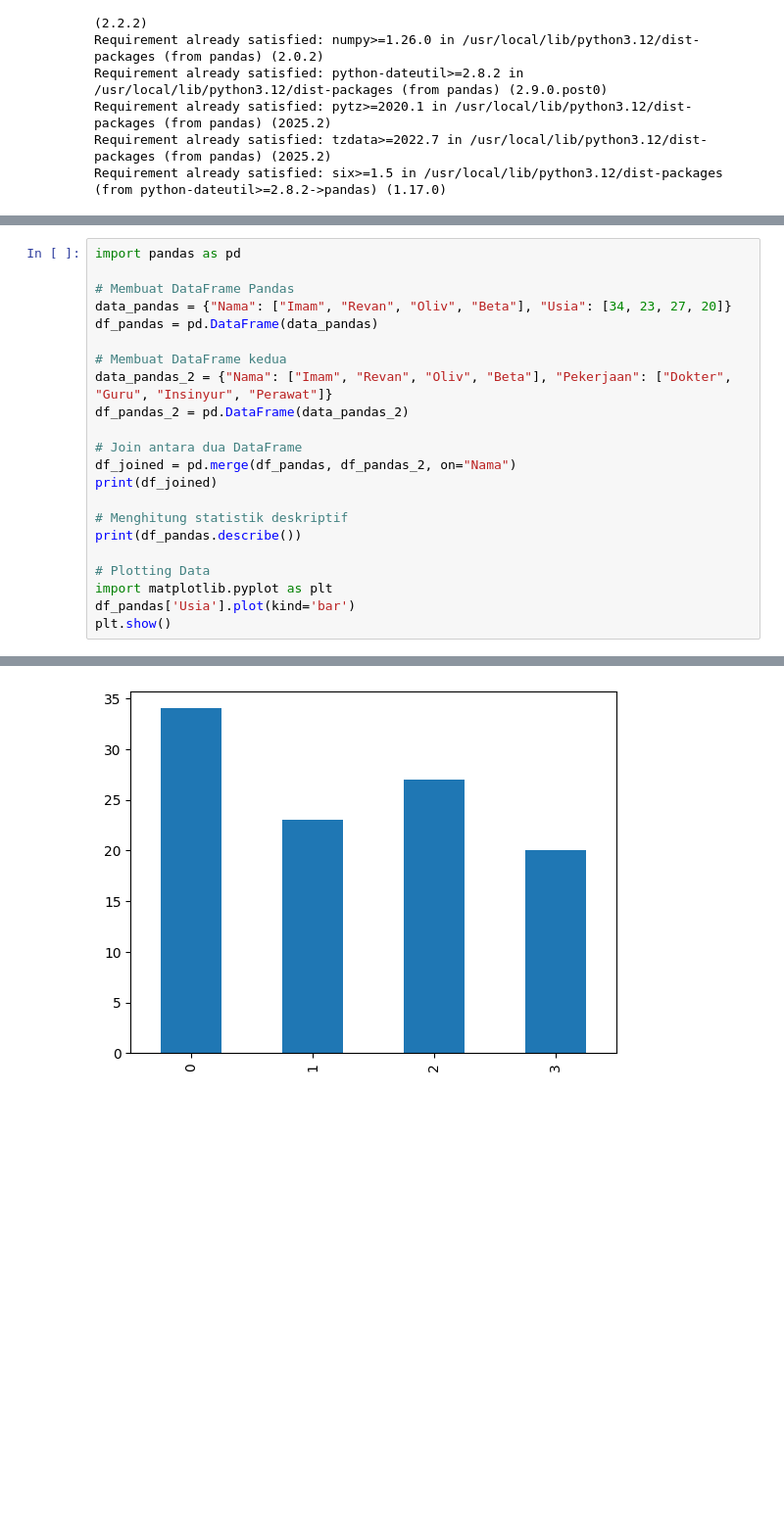
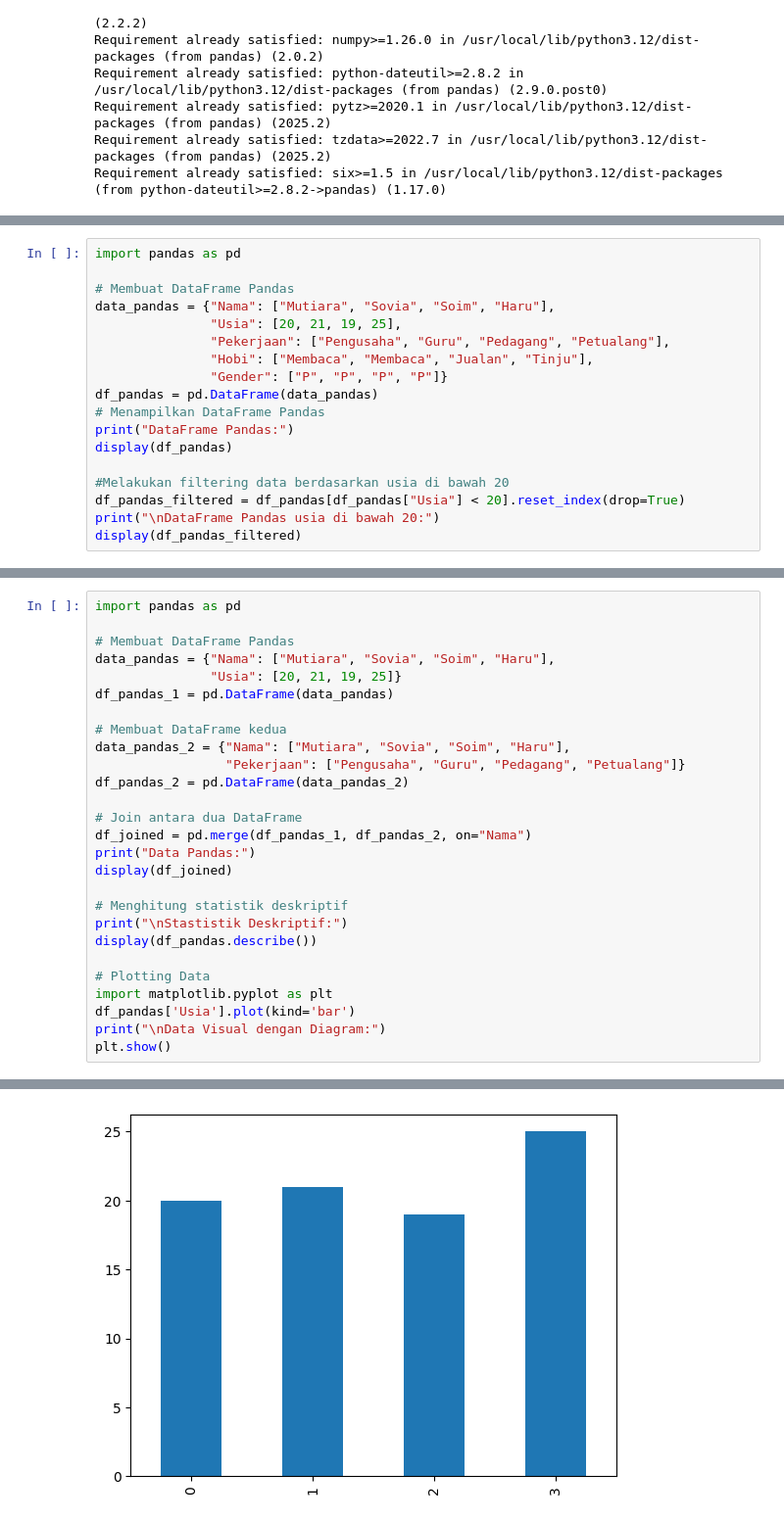
Before and after one commit to yopixell/P.Big-Data, a Jupyter notebook: PBD1_Yofi_Widiyanto_2420506039.ipynb, the cells around one changed output, grey strips where cells are left out. Shown: that part at 98% size. Saved outputs shown, nothing was run; the diff lists cells and outputs as text; blank space fills up the shorter version.

```diff
--- a/PBD1_Yofi_Widiyanto_2420506039.ipynb
+++ b/PBD1_Yofi_Widiyanto_2420506039.ipynb
@@ -202,0 +101,18 @@ display(df_filtered)
+# %%
+import pandas as pd
+
+# Membuat DataFrame Pandas
+data_pandas = {"Nama": ["Mutiara", "Sovia", "Soim", "Haru"],
+               "Usia": [20, 21, 19, 25],
+               "Pekerjaan": ["Pengusaha", "Guru", "Pedagang", "Petualang"],
+               "Hobi": ["Membaca", "Membaca", "Jualan", "Tinju"],
+               "Gender": ["P", "P", "P", "P"]}
+df_pandas = pd.DataFrame(data_pandas)
+# Menampilkan DataFrame Pandas
+print("DataFrame Pandas:")
+display(df_pandas)
+
+#Melakukan filtering data berdasarkan usia di bawah 20
+df_pandas_filtered = df_pandas[df_pandas["Usia"] < 20].reset_index(drop=True)
+print("\nDataFrame Pandas usia di bawah 20:")
+display(df_pandas_filtered)
@@ -204,22 +133,27 @@ display(df_filtered)
 import pandas as pd
 
 # Membuat DataFrame Pandas
-data_pandas = {"Nama": ["Imam", "Revan", "Oliv", "Beta"], "Usia": [34, 23, 27, 20]}
-df_pandas = pd.DataFrame(data_pandas)
+data_pandas = {"Nama": ["Mutiara", "Sovia", "Soim", "Haru"],
+               "Usia": [20, 21, 19, 25]}
+df_pandas_1 = pd.DataFrame(data_pandas)
 
 # Membuat DataFrame kedua
-data_pandas_2 = {"Nama": ["Imam", "Revan", "Oliv", "Beta"], "Pekerjaan": ["Dokter", "Guru", "Insinyur", "Perawat"]}
+data_pandas_2 = {"Nama": ["Mutiara", "Sovia", "Soim", "Haru"],
+                 "Pekerjaan": ["Pengusaha", "Guru", "Pedagang", "Petualang"]}
 df_pandas_2 = pd.DataFrame(data_pandas_2)
 
 # Join antara dua DataFrame
-df_joined = pd.merge(df_pandas, df_pandas_2, on="Nama")
-print(df_joined)
+df_joined = pd.merge(df_pandas_1, df_pandas_2, on="Nama")
+print("Data Pandas:")
+display(df_joined)
 
 # Menghitung statistik deskriptif
-print(df_pandas.describe())
+print("\nStastistik Deskriptif:")
+display(df_pandas.describe())
 
 # Plotting Data
 import matplotlib.pyplot as plt
 df_pandas['Usia'].plot(kind='bar')
+print("\nData Visual dengan Diagram:")
 plt.show()
 # %% [output]
@@ -240 +177 @@ max    34.000000
-[figure, old version]
+[figure, new version]
```
Also changed, not shown: parts of 32 cells of this notebook.
